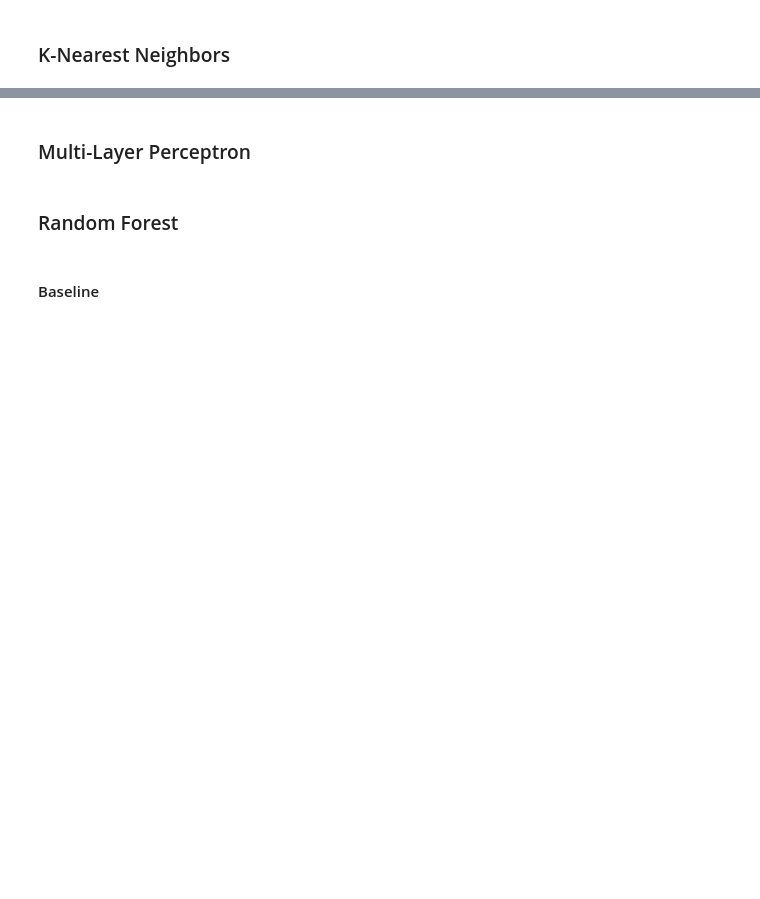
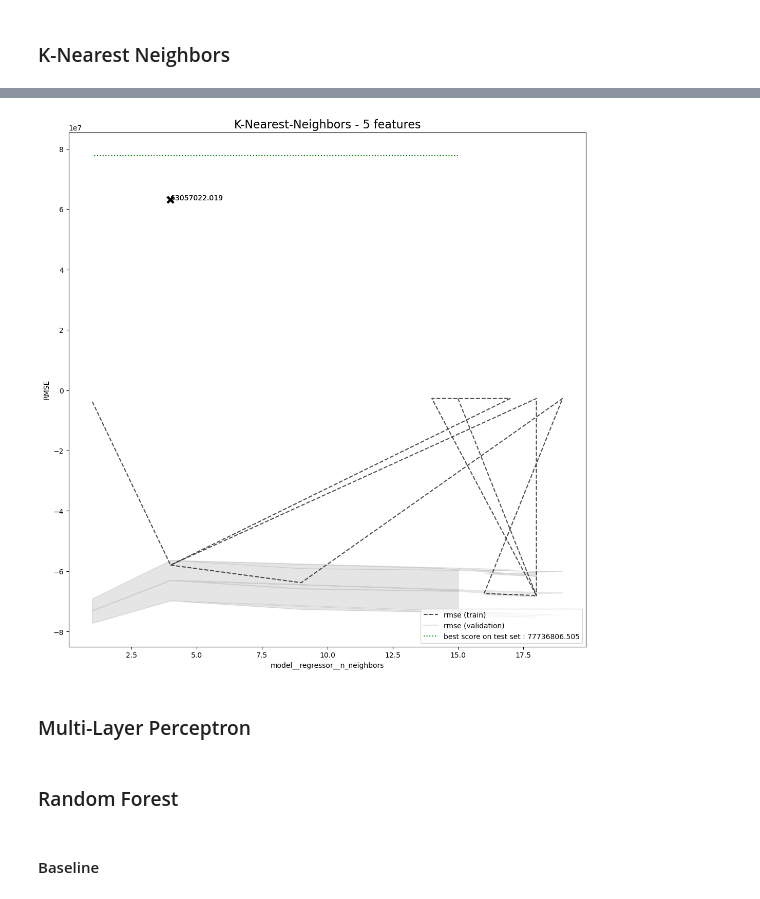
Before and after one commit to Mathieu-R/lelec2870-movie-revenue-prediction, a Jupyter notebook: movie-revenue-prediction.ipynb, the cells around one changed output, grey strips where cells are left out. Cells and saved outputs as stored; diff of their text form; code cells hidden in the pictures; blank space fills up the shorter version.

```diff
--- a/movie-revenue-prediction.ipynb
+++ b/movie-revenue-prediction.ipynb
@@ -111,9 +111,9 @@ def extract_features(X_train, y_train, X_test, y_test, X2, run_pca=True, non_lin
 	X2_img_embeddings = extract_embeddings_features(X2["img_embeddings"])
 	X2_text_embeddings = extract_embeddings_features(X2["text_embeddings"])
 
-	X_train_img_df, X_test_img_df, X2_img_df = pca_on_embeddings(X_train_img_embeddings, X_test_img_embeddings, X2_img_embeddings, X_train.index, X_test.index, X2.index, prefix="img_feature", total_variance_explained=0.6, run_pca=run_pca, non_linear=non_linear)
+	X_train_img_df, X_test_img_df, X2_img_df = pca_on_embeddings(X_train_img_embeddings, X_test_img_embeddings, X2_img_embeddings, X_train.index, X_test.index, X2.index, prefix="img_feature", total_variance_explained=5, run_pca=run_pca, non_linear=non_linear)
 
-	X_train_text_df, X_test_text_df, X2_text_df = pca_on_embeddings(X_train_text_embeddings, X_test_text_embeddings, X2_text_embeddings, X_train.index, X_test.index, X2.index, prefix="text_feature", total_variance_explained=0.8, run_pca=run_pca, non_linear=non_linear)
+	X_train_text_df, X_test_text_df, X2_text_df = pca_on_embeddings(X_train_text_embeddings, X_test_text_embeddings, X2_text_embeddings, X_train.index, X_test.index, X2.index, prefix="text_feature", total_variance_explained=5, run_pca=run_pca, non_linear=non_linear)
 
 	# drop unnecessary features
 	X_train.drop(["img_embeddings", "text_embeddings"], axis=1, inplace=True)
@@ -320,5 +396,20 @@ print(f"train rmse: {round(best_score, 3)}")
 # %%
-validate_model(best_estimator, "K-Nearest Neighbors", KNN["validation_param"], KNN["hyperparameters"][KNN["validation_param"]], X_train_filtered, y_train, X_test_filtered, y_test, kf, rmse)
+# get the index of the best model
+# among the set of best models found through bayesian search
+# for a different number of features
+best_model_idx = np.argmin(results["test_scores"])
+
+cv_results = results["cv_results"][best_model_idx]
+val_score = results["val_scores"][best_model_idx]
+test_score = results["test_scores"][best_model_idx]
+best_iter_index = results["best_iter_indexes"][best_model_idx]
+best_number_of_features = results["features_kepts"][best_model_idx]
+
+param_name = KNN["validation_param"]
+
+evaluate_model(cv_results, val_score, test_score, best_iter_index, param_name, title=f"{model_name} - {best_number_of_features} features")
+# %% [output]
+[figure, added]
 # %% [markdown]
 ### Multi-Layer Perceptron
 # %%
```
Also changed, not shown: parts of 13 cells of this notebook, 5 other files.
